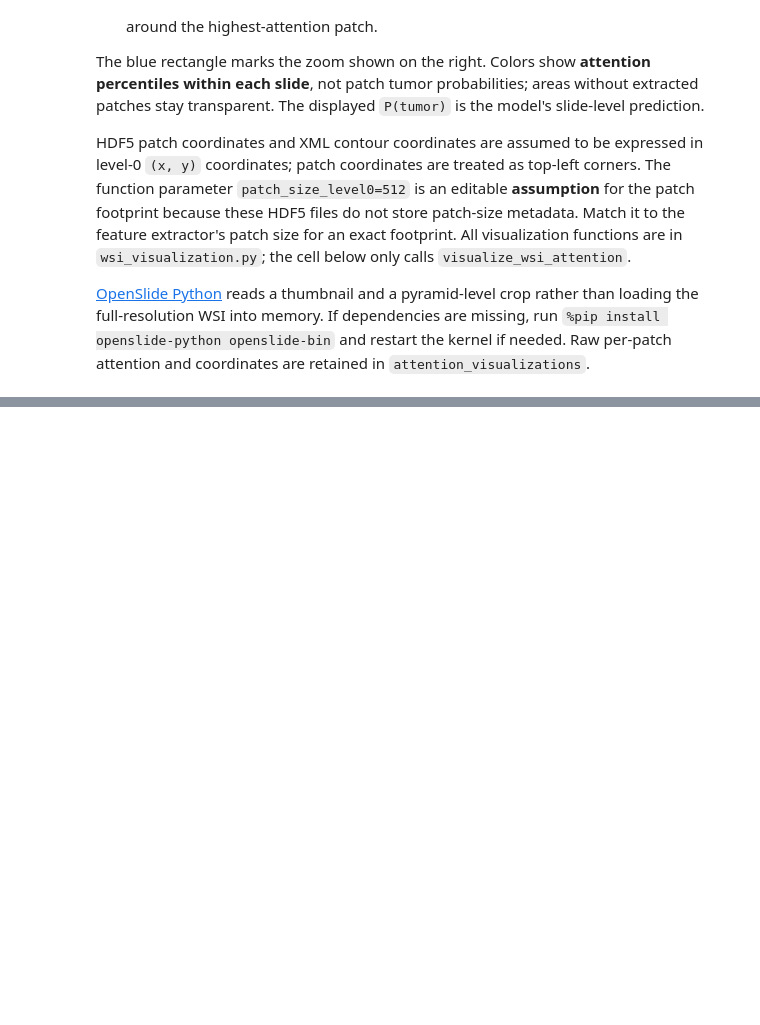
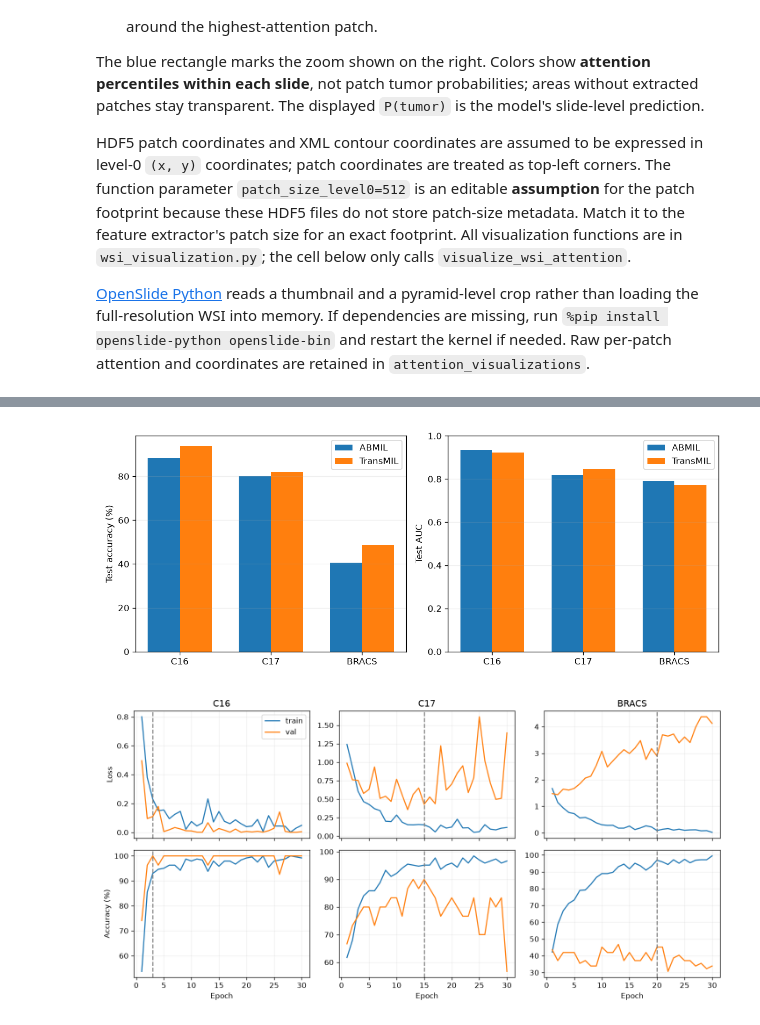
Before and after one commit to SidTian/ECE1512-ProjectA, a Jupyter notebook: ECE1512_ProjectA_Student.ipynb, the cells around one changed output, grey strips where cells are left out. Saved outputs shown, nothing was run; the diff lists cells and outputs as text; code cells hidden in the pictures; blank space fills up the shorter version.

```diff
--- a/ECE1512_ProjectA_Student.ipynb
+++ b/ECE1512_ProjectA_Student.ipynb
@@ -731,0 +591,68 @@ test metrics from the best checkpoint:
+# %%
+import json
+from pathlib import Path
+import matplotlib.pyplot as plt
+from train_transmil import TransMIL
+
+print(TransMIL)
+abmil = {
+    "C16": {"auc": 0.9342, "acc": 88.3721},
+    "C17": {"auc": 0.8179, "acc": 80.0},
+    "BRACS": {"auc": 0.7916, "acc": 40.6977},
+}
+files = {
+    "C16": "c16_transmil4096.json",
+    "C17": "c17_transmil4096.json",
+    "BRACS": "bracs_transmil4096.json",
+}
+runs = {name: json.loads(Path("results", filename).read_text(encoding="utf-8")) for name, filename in files.items()}
+print("TransMIL + cross-entropy, selected by validation AUC + F1.")
+for name, result in runs.items():
+    metrics = result["test_metrics"]
+    print(
+        f"{name}: best epoch {result['best_epoch']} | "
+        f"ABMIL acc={abmil[name]['acc']:.1f} auc={abmil[name]['auc']:.3f} | "
+        f"TransMIL acc={metrics['acc']:.1f} auc={metrics['auc']:.3f} f1={metrics['f1']:.3f}"
+    )
+
+labels = list(files)
+x = range(len(labels))
+width = 0.35
+fig, axes = plt.subplots(1, 2, figsize=(10, 4))
+axes[0].bar([i - width / 2 for i in x], [abmil[n]["acc"] for n in labels], width, label="ABMIL")
+axes[0].bar([i + width / 2 for i in x], [runs[n]["test_metrics"]["acc"] for n in labels], width, label="TransMIL")
+axes[0].set_xticks(list(x), labels)
+axes[0].set_ylabel("Test accuracy (%)")
+axes[0].legend()
+axes[0].grid(axis="y", alpha=0.2)
+axes[1].bar([i - width / 2 for i in x], [abmil[n]["auc"] for n in labels], width, label="ABMIL")
+axes[1].bar([i + width / 2 for i in x], [runs[n]["test_metrics"]["auc"] for n in labels], width, label="TransMIL")
+axes[1].set_xticks(list(x), labels)
+axes[1].set_ylabel("Test AUC")
+axes[1].set_ylim(0, 1)
+axes[1].legend()
+axes[1].grid(axis="y", alpha=0.2)
+fig.tight_layout()
+plt.show()
+
+fig, axes = plt.subplots(2, 3, figsize=(12, 6), sharex=True)
+for col, name in enumerate(labels):
+    history = runs[name]["history"]
+    epochs = [row["epoch"] for row in history]
+    axes[0, col].plot(epochs, [row["train_loss"] for row in history], label="train")
+    axes[0, col].plot(epochs, [row["val_loss"] for row in history], label="val")
+    axes[0, col].axvline(runs[name]["best_epoch"], color="gray", ls="--")
+    axes[0, col].set_title(name)
+    axes[0, col].grid(alpha=0.2)
+    axes[1, col].plot(epochs, [row["train_acc"] for row in history], label="train")
+    axes[1, col].plot(epochs, [row["val_acc"] for row in history], label="val")
+    axes[1, col].axvline(runs[name]["best_epoch"], color="gray", ls="--")
+    axes[1, col].grid(alpha=0.2)
+axes[0, 0].set_ylabel("Loss")
+axes[1, 0].set_ylabel("Accuracy (%)")
+axes[0, 0].legend()
+for ax in axes[1]:
+    ax.set_xlabel("Epoch")
+fig.tight_layout()
+plt.show()
+# %% [output]
@@ -731,0 +665,2 @@ test metrics from the best checkpoint:
+[figure, added]
+[figure, added]
```
Also changed, not shown: parts of 8 cells of this notebook, 5 other files.
